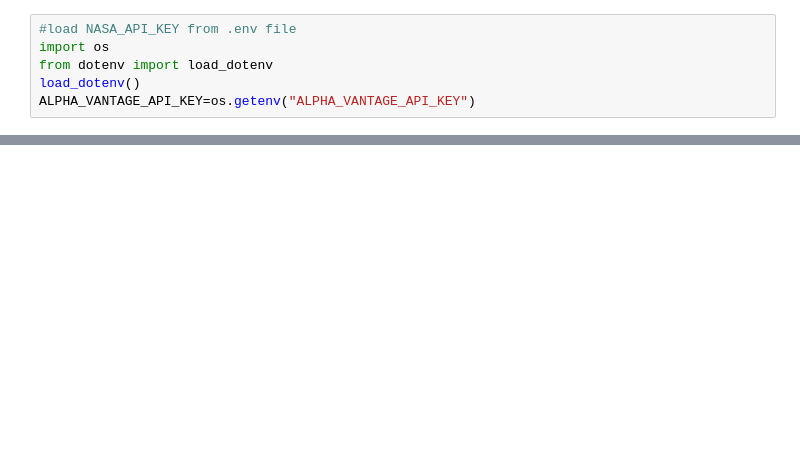
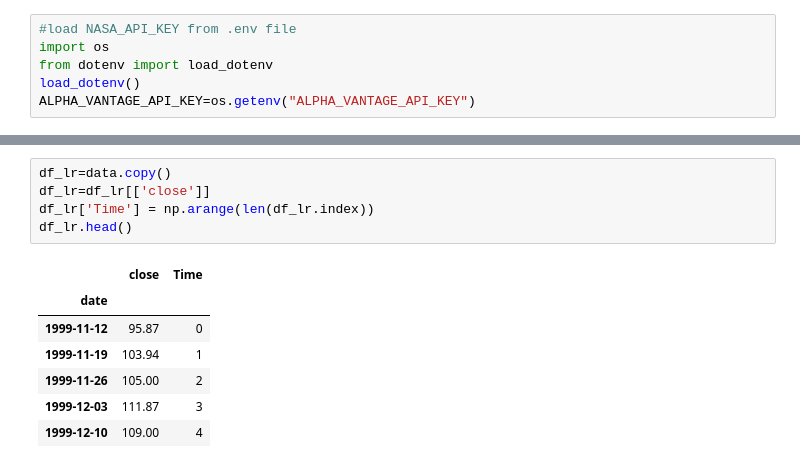
Before and after one commit to sakshamgulati/MLOps_Template, a Jupyter notebook: dev.ipynb, the cells around one changed output, grey strips where cells are left out. Drawn from its saved outputs; the diff is of its cells as text; blank space fills up the shorter version.

```diff
--- a/dev.ipynb
+++ b/dev.ipynb
@@ -70,0 +111,13 @@ Sorting the retrieved data into a dataframe...
+# %%
+df_lr=data.copy()
+df_lr=df_lr[['close']]
+df_lr['Time'] = np.arange(len(df_lr.index))
+df_lr.head()
+# %% [output]
+|  | close | Time |
+| date |  |  |
+| 1999-11-12 | 95.87 | 0 |
+| 1999-11-19 | 103.94 | 1 |
+| 1999-11-26 | 105.00 | 2 |
+| 1999-12-03 | 111.87 | 3 |
+| 1999-12-10 | 109.00 | 4 |
```
Also changed, not shown: parts of 18 cells of this notebook.
